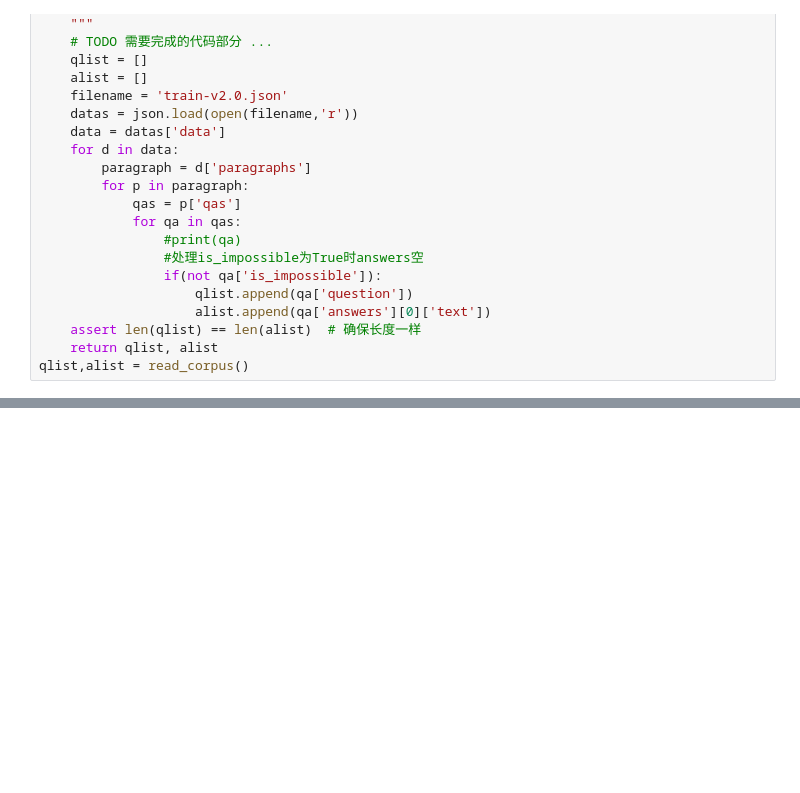
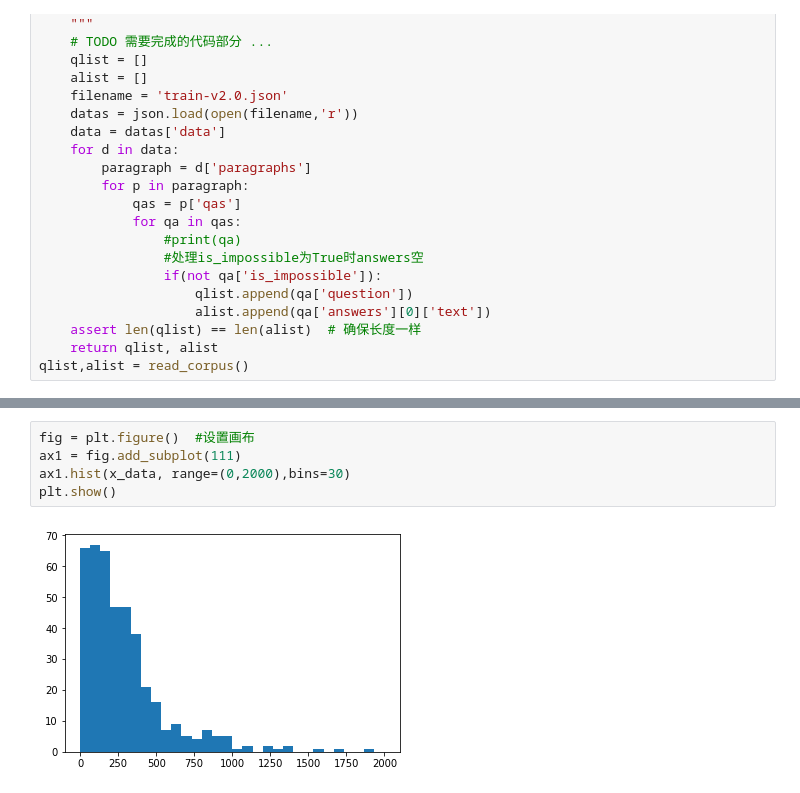
Before and after one commit to ditingdapeng/QASimpleSystem, a Jupyter notebook: test.ipynb, the cells around one changed output, grey strips where cells are left out. Drawn from its saved outputs; the diff is of its cells as text; blank space fills up the shorter version.

```diff
--- a/test.ipynb
+++ b/test.ipynb
@@ -126,0 +167,7 @@ plt.show()
+# %%
+fig = plt.figure()  #设置画布
+ax1 = fig.add_subplot(111)
+ax1.hist(x_data, range=(0,2000),bins=30)
+plt.show()
+# %% [output]
+[figure, added]
```
Also changed, not shown: parts of 27 cells of this notebook, 1 other file.
